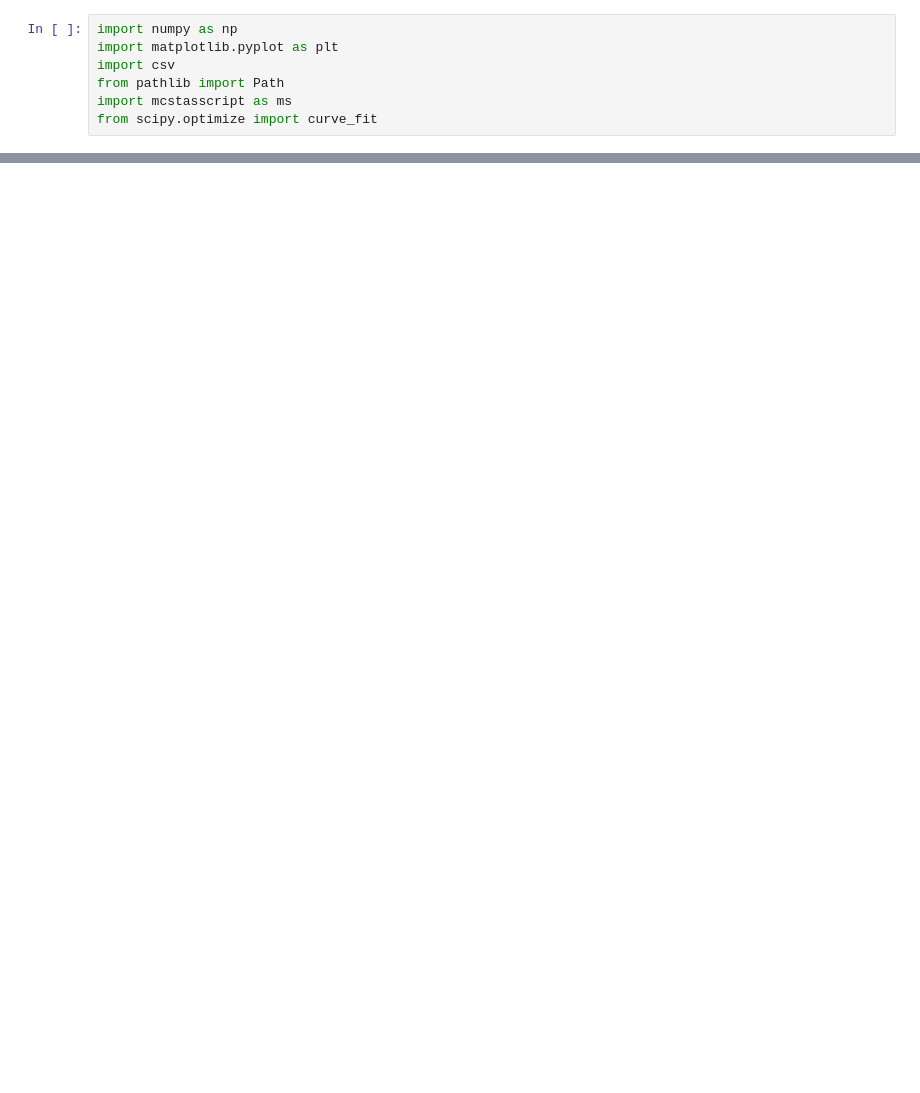
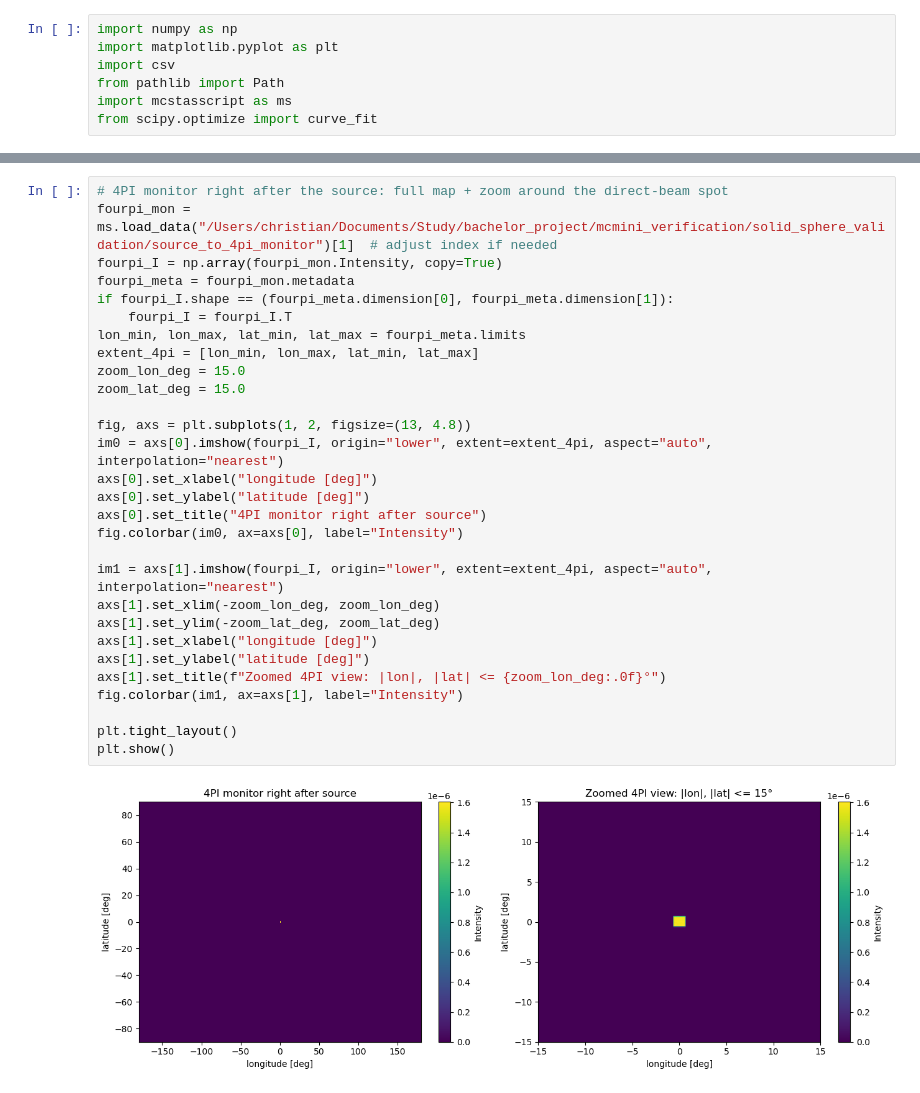
Before and after one commit to tinyThyssen/bachelor_project, a Jupyter notebook: mcmini_verification/solid_sphere_validation/sphere_plots.ipynb, the cells around one changed output, grey strips where cells are left out. Saved outputs shown, nothing was run; the diff lists cells and outputs as text; blank space fills up the shorter version.

```diff
--- a/mcmini_verification/solid_sphere_validation/sphere_plots.ipynb
+++ b/mcmini_verification/solid_sphere_validation/sphere_plots.ipynb
@@ -472,0 +638,31 @@ Note: KS-like and chi^2 on normalized profiles compare shape only; they are desc
+# %%
+# 4PI monitor right after the source: full map + zoom around the direct-beam spot
+fourpi_mon = ms.load_data("/Users/christian/Documents/Study/bachelor_project/mcmini_verification/solid_sphere_validation/source_to_4pi_monitor")[1]  # adjust index if needed
+fourpi_I = np.array(fourpi_mon.Intensity, copy=True)
+fourpi_meta = fourpi_mon.metadata
+if fourpi_I.shape == (fourpi_meta.dimension[0], fourpi_meta.dimension[1]):
+    fourpi_I = fourpi_I.T
+lon_min, lon_max, lat_min, lat_max = fourpi_meta.limits
+extent_4pi = [lon_min, lon_max, lat_min, lat_max]
+zoom_lon_deg = 15.0
+zoom_lat_deg = 15.0
+
+fig, axs = plt.subplots(1, 2, figsize=(13, 4.8))
+im0 = axs[0].imshow(fourpi_I, origin="lower", extent=extent_4pi, aspect="auto", interpolation="nearest")
+axs[0].set_xlabel("longitude [deg]")
+axs[0].set_ylabel("latitude [deg]")
+axs[0].set_title("4PI monitor right after source")
+fig.colorbar(im0, ax=axs[0], label="Intensity")
+
+im1 = axs[1].imshow(fourpi_I, origin="lower", extent=extent_4pi, aspect="auto", interpolation="nearest")
+axs[1].set_xlim(-zoom_lon_deg, zoom_lon_deg)
+axs[1].set_ylim(-zoom_lat_deg, zoom_lat_deg)
+axs[1].set_xlabel("longitude [deg]")
+axs[1].set_ylabel("latitude [deg]")
+axs[1].set_title(f"Zoomed 4PI view: |lon|, |lat| <= {zoom_lon_deg:.0f}°")
+fig.colorbar(im1, ax=axs[1], label="Intensity")
+
+plt.tight_layout()
+plt.show()
+# %% [output]
+[figure, added]
```
Also changed, not shown: parts of 3 cells of this notebook, 57 other files.
